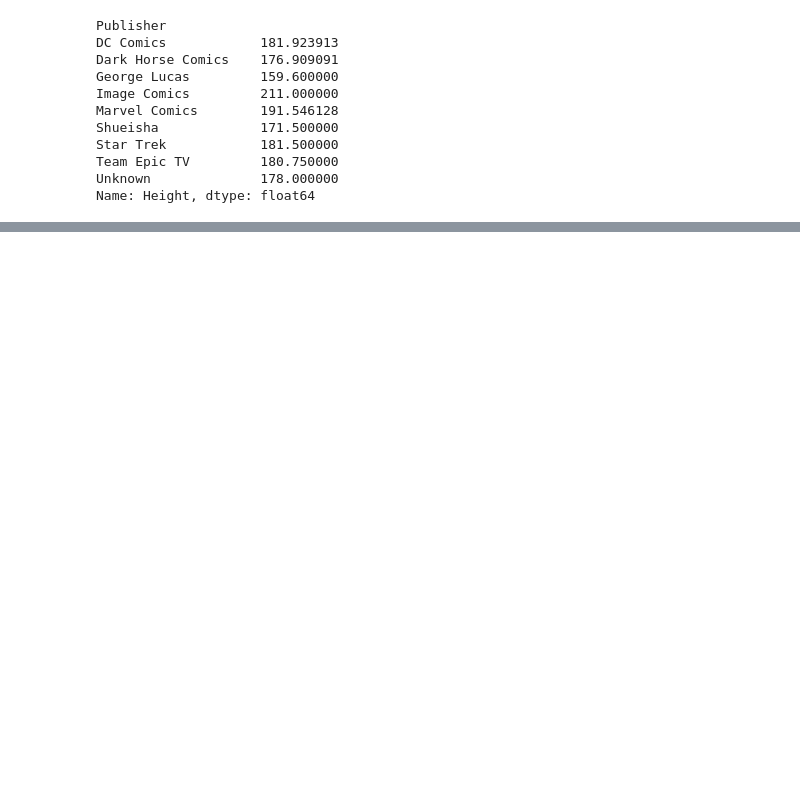
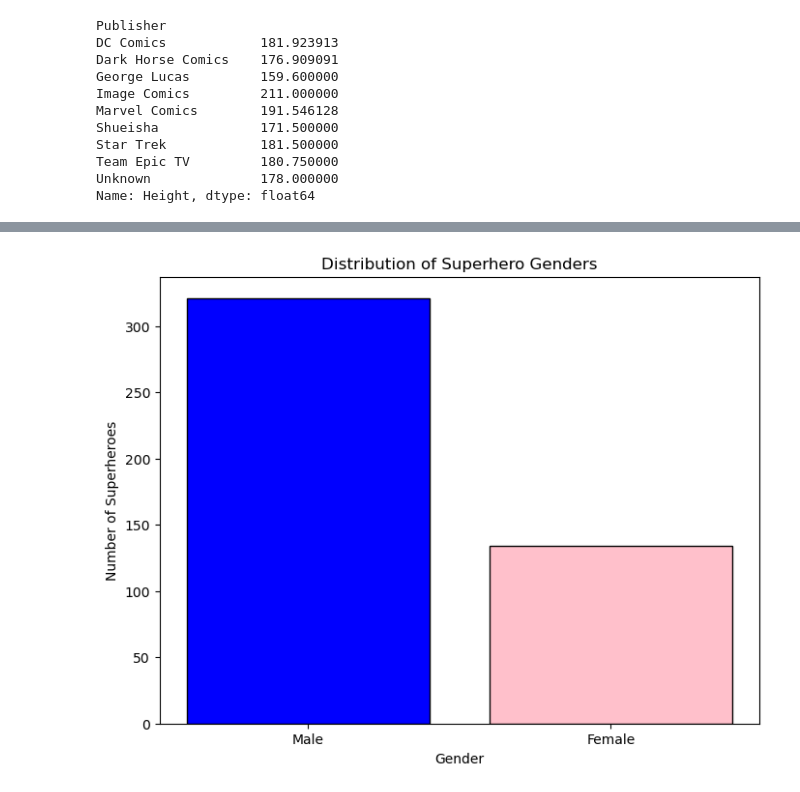
Before and after one commit to coryncates/Super_Hero, a Jupyter notebook: Super.ipynb, the cells around one changed output, grey strips where cells are left out. Saved outputs shown, nothing was run; the diff lists cells and outputs as text; code cells hidden in the pictures; blank space fills up the shorter version.

```diff
--- a/Super.ipynb
+++ b/Super.ipynb
@@ -112,0 +120,13 @@ Name: Height, dtype: float64
+# %%
+# Visualizing the distribution of superhero genders
+genders = ['Male', 'Female']
+counts = [combined_df['Gender_Male'].sum(), combined_df['Gender_Female'].sum()]
+
+plt.figure(figsize=(8, 6))
+plt.bar(genders, counts, color=['blue', 'pink'], edgecolor='black')
+plt.title('Distribution of Superhero Genders')
+plt.xlabel('Gender')
+plt.ylabel('Number of Superheroes')
+plt.show()
+# %% [output]
+[figure, added]
```
Also changed, not shown: parts of 19 cells of this notebook.
